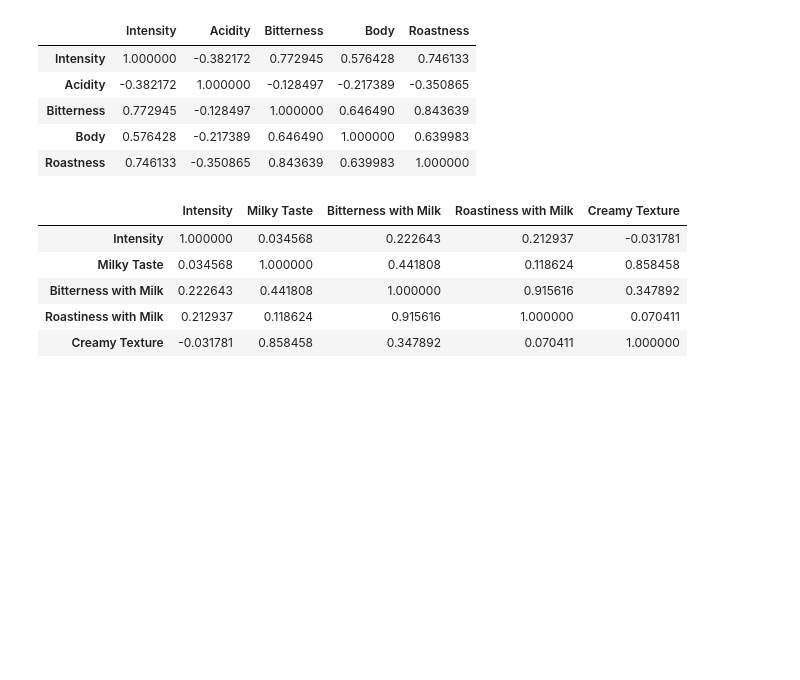
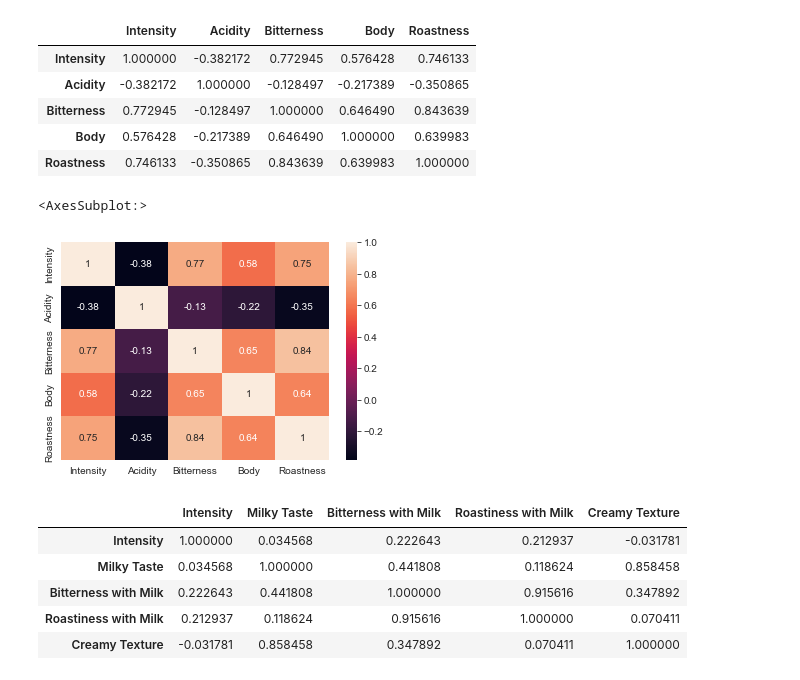
Before and after one commit to kjeshang/NespressoMetropolisTrainingApp, a Jupyter notebook: NespressoTrainingApp/analysis/2_DataExploration.ipynb, the cells around one changed output. Saved outputs shown, nothing was run; the diff lists cells and outputs as text; code cells hidden in the pictures; blank space fills up the shorter version.

Commit message:
Updated data exploration
added correlation heat maps

```diff
--- a/NespressoTrainingApp/analysis/2_DataExploration.ipynb
+++ b/NespressoTrainingApp/analysis/2_DataExploration.ipynb
@@ -383,6 +383,16 @@ df[['Intensity','Acidity','Bitterness','Body','Roastness']].corr().style.backgro
 | Bitterness | 0.772945 | -0.128497 | 1.000000 | 0.646490 | 0.843639 |
 | Body | 0.576428 | -0.217389 | 0.646490 | 1.000000 | 0.639983 |
 | Roastness | 0.746133 | -0.350865 | 0.843639 | 0.639983 | 1.000000 |
+# %%
+# Correlation heat map regarding Taste Profile against Intensity
+def chart_correlationIntensityTasteProfile(dataframe, columns):
+    chart = sns.heatmap(dataframe[columns].corr(), annot=True);
+    return chart;
+
+chart_correlationIntensityTasteProfile(dataframe=df, columns=['Intensity','Acidity','Bitterness','Body','Roastness'])
+# %% [output]
+<AxesSubplot:>
+[figure, added]
 # %%
 # Correlation Dataframe regarding Taste Profile with Milk against Intensity
 df[['Intensity','Milky Taste','Bitterness with Milk','Roastiness with Milk','Creamy Texture']].corr().style.background_gradient(cmap='Blues', axis=None)
```
Also changed, not shown: parts of 1 cell of this notebook.
